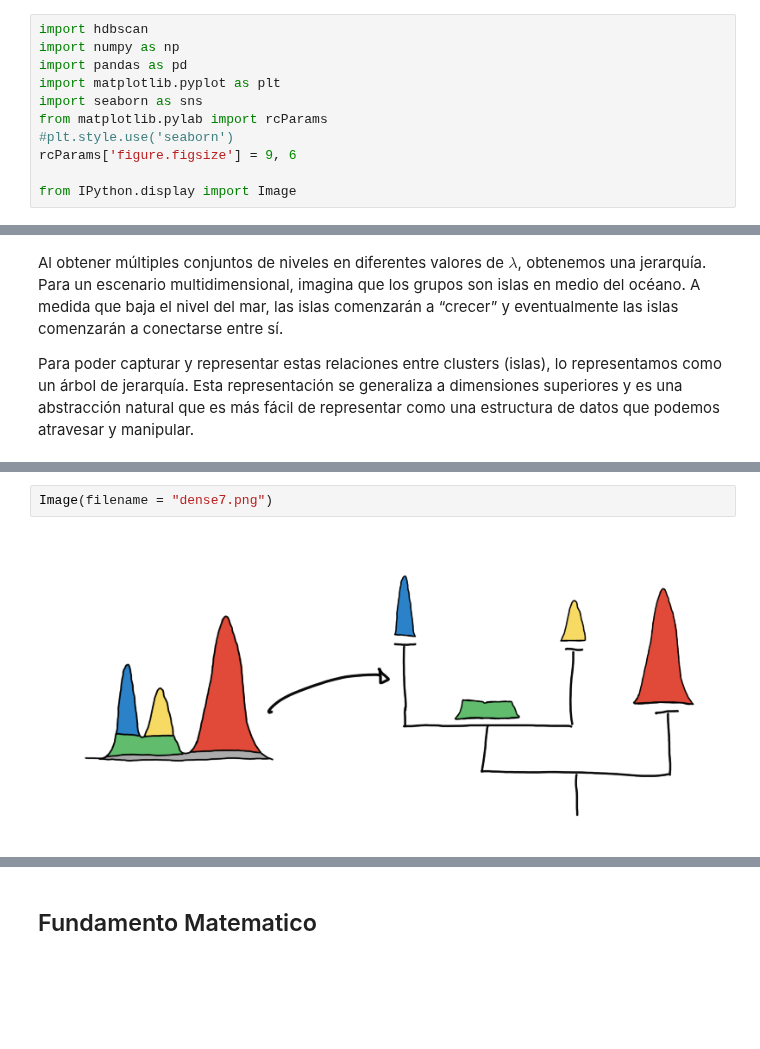
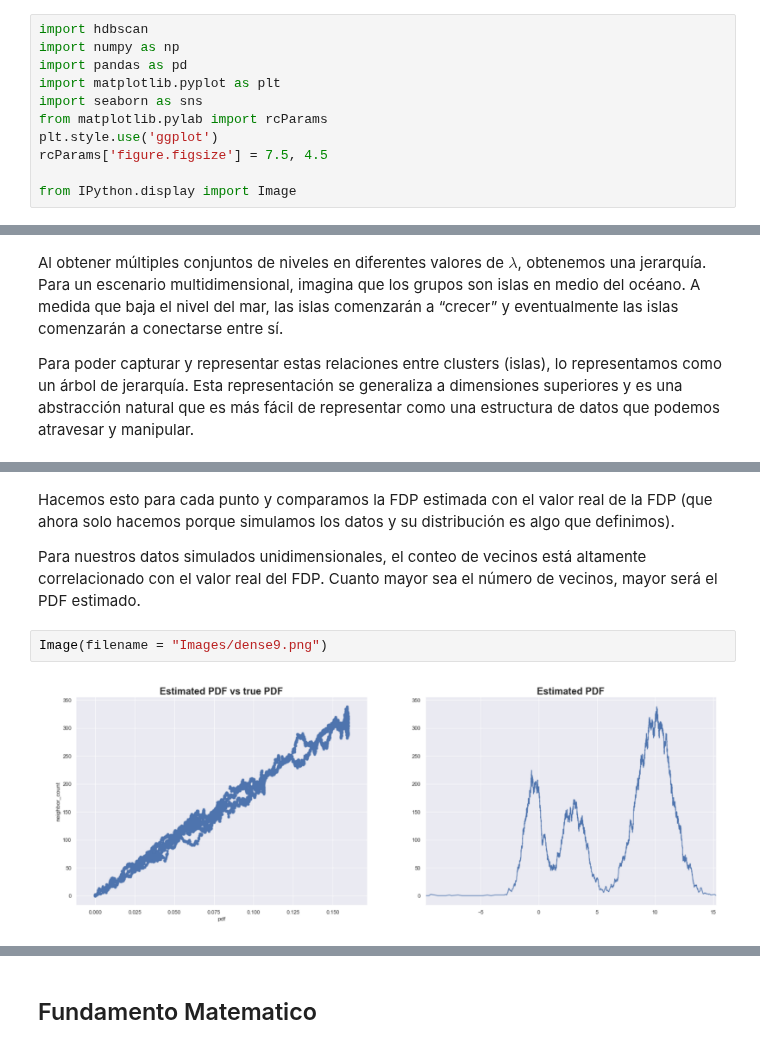
Before and after one commit to Datavaid/HDBSCAN, a Jupyter notebook: HDBSCAN.ipynb, the cells around one changed output, grey strips where cells are left out. Saved outputs shown, nothing was run; the diff lists cells and outputs as text; blank space fills up the shorter version.

```diff
--- a/HDBSCAN.ipynb
+++ b/HDBSCAN.ipynb
@@ -34,8 +34,8 @@ import pandas as pd
 import matplotlib.pyplot as plt
 import seaborn as sns
 from matplotlib.pylab import rcParams
-#plt.style.use('seaborn')
-rcParams['figure.figsize'] = 9, 6
+plt.style.use('ggplot')
+rcParams['figure.figsize'] = 7.5, 4.5
 
 from IPython.display import Image
 # %%
@@ -198,4 +223,8 @@ Para poder capturar y representar estas relaciones entre clusters (islas), lo re
+# %% [markdown]
+Hacemos esto para cada punto y comparamos la FDP estimada con el valor real de la FDP (que ahora solo hacemos porque simulamos los datos y su distribución es algo que definimos).
+
+Para nuestros datos simulados unidimensionales, el conteo de vecinos está altamente correlacionado con el valor real del FDP. Cuanto mayor sea el número de vecinos, mayor será el PDF estimado.
 # %%
-Image(filename = "dense7.png")
+Image(filename = "Images/dense9.png")
 # %% [output]
-[figure, old version]
+[figure, new version]
```
Also changed, not shown: parts of 62 cells of this notebook, 34 other files.
